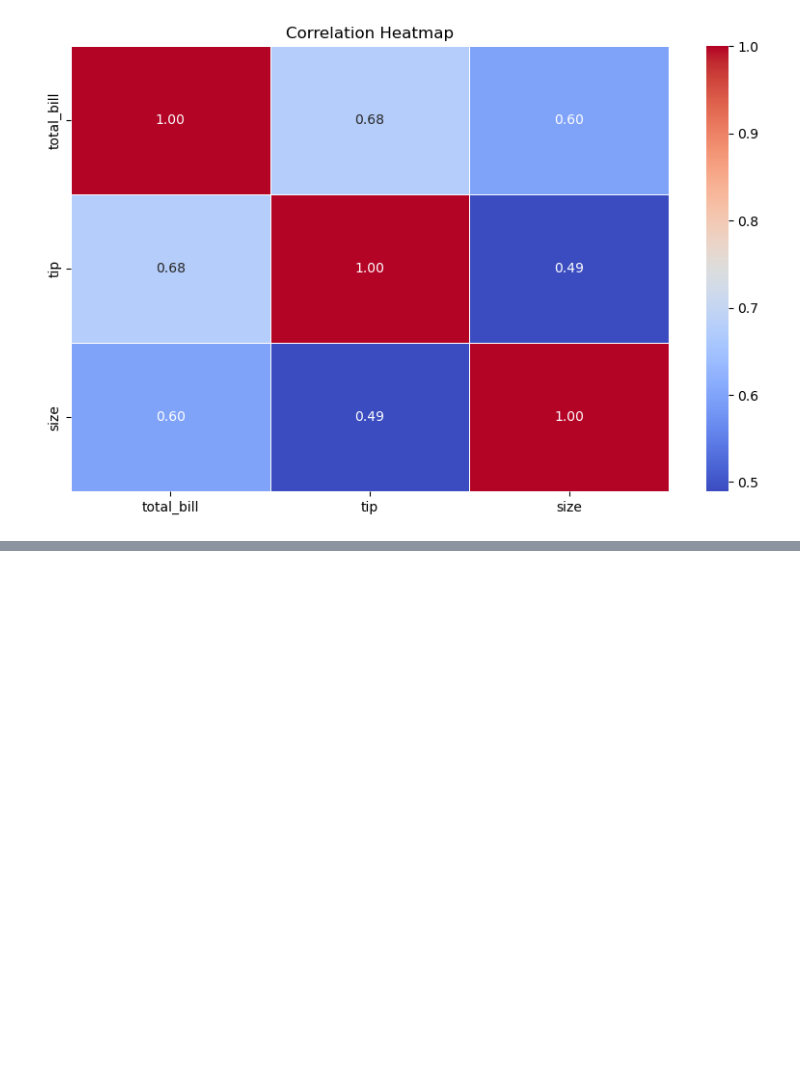
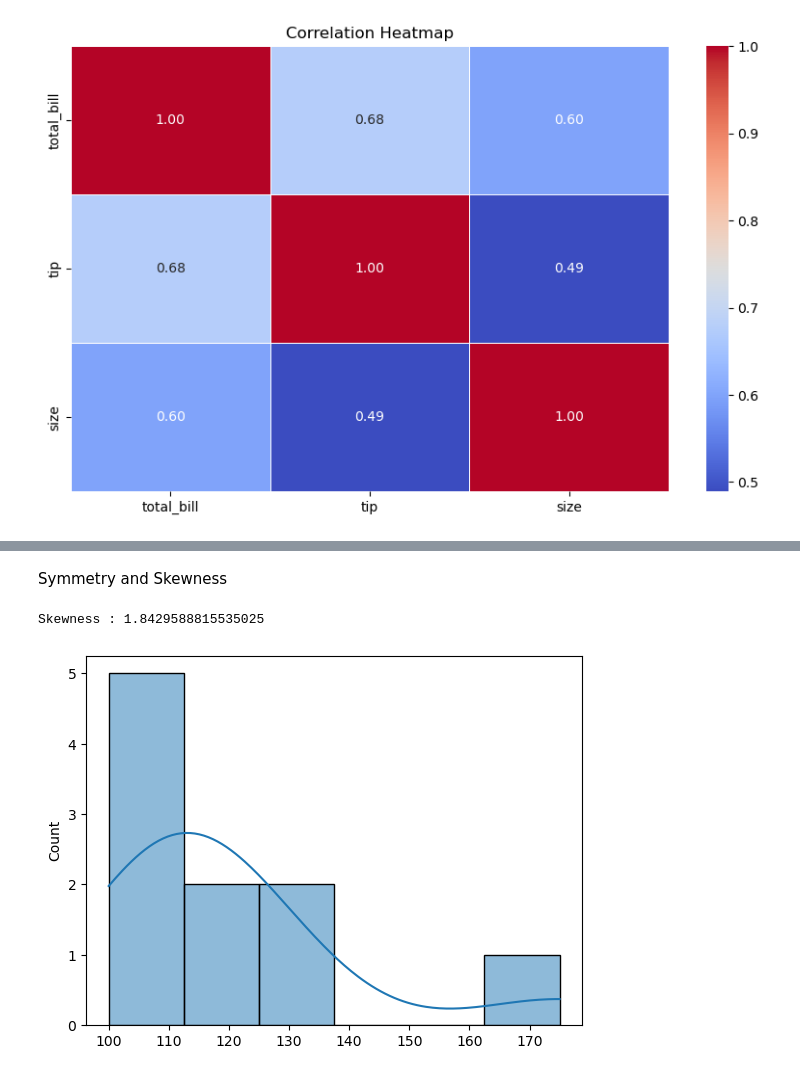
Before and after one commit to kirkiri-dev/statistics-practise, a Jupyter notebook: ststistics practise.ipynb, the cells around one changed output, grey strips where cells are left out. Drawn from its saved outputs; the diff is of its cells as text; code cells hidden in the pictures; blank space fills up the shorter version.

```diff
--- a/ststistics practise.ipynb
+++ b/ststistics practise.ipynb
@@ -160,0 +229,10 @@ size          0.598315  0.489299  1.000000
+# %% [markdown]
+Symmetry and Skewness
+# %%
+from scipy.stats import skew
+print("Skewness :",skew(x))
+sns.histplot(x,kde=True)
+plt.show()
+# %% [output]
+Skewness : 1.8429588815535025
+[figure, added]
```
Also changed, not shown: parts of 10 cells of this notebook.
